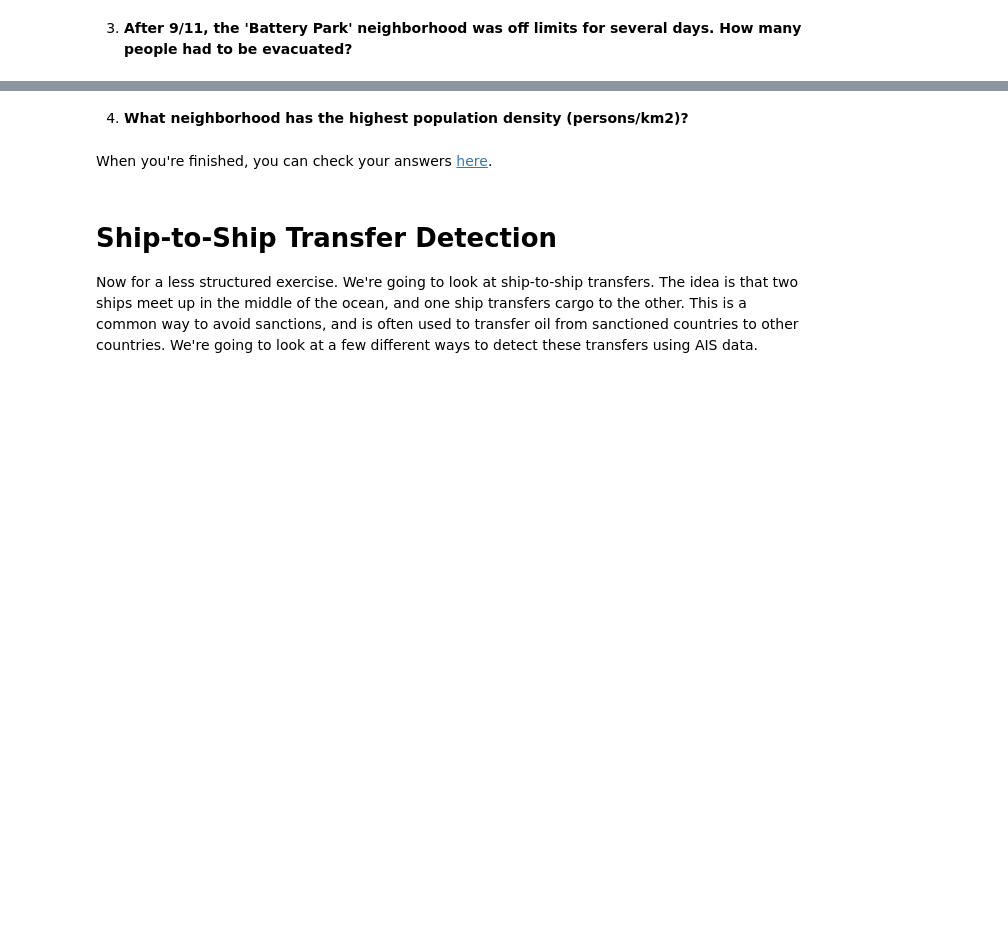
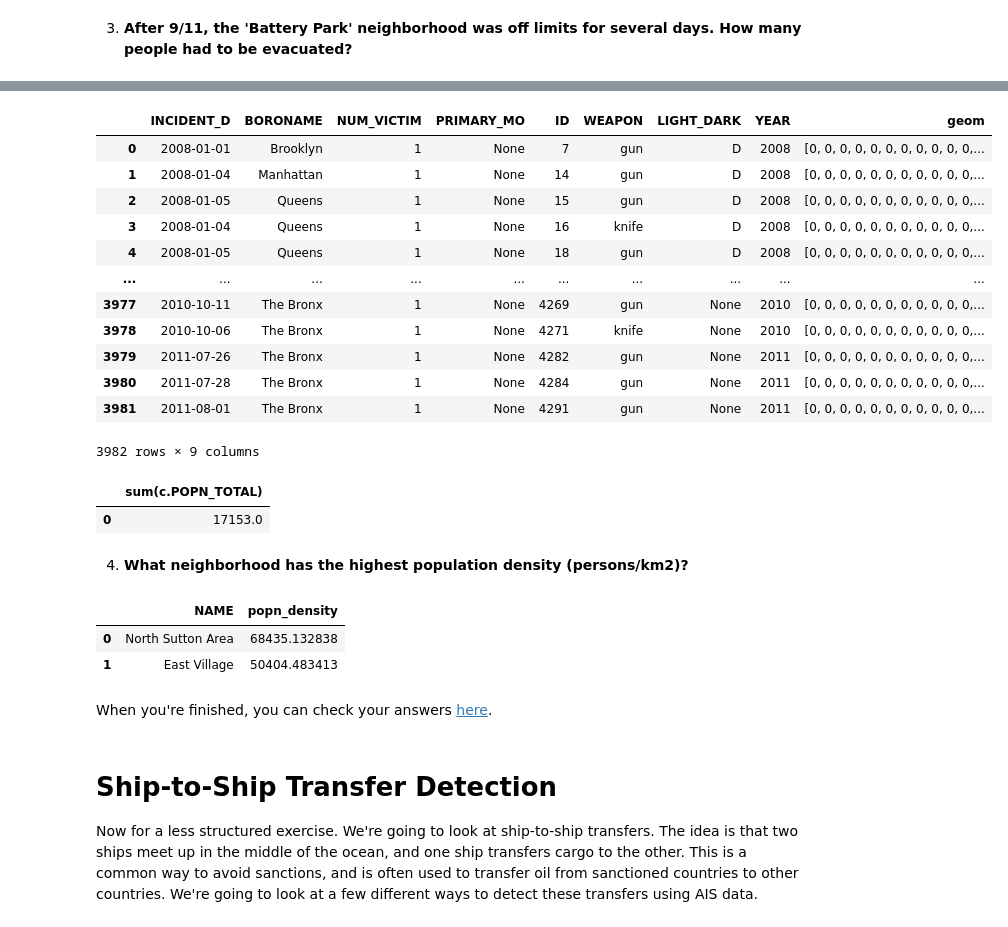
Before and after one commit to Louise0311/CASA0025, a Jupyter notebook: notebooks/W04_postgis2.ipynb, the cells around one changed output, grey strips where cells are left out. Drawn from its saved outputs; the diff is of its cells as text; code cells hidden in the pictures; blank space fills up the shorter version.

```diff
--- a/notebooks/W04_postgis2.ipynb
+++ b/notebooks/W04_postgis2.ipynb
@@ -101,5 +204,60 @@ con.sql("SHOW TABLES;")
+# %%
+con.sql("""
+
+SELECT * FROM nyc_homicides
+
+""").df()
+# %% [output]
+|  | INCIDENT_D | BORONAME | NUM_VICTIM | PRIMARY_MO | ID | WEAPON | LIGHT_DARK | YEAR | geom |
+| 0 | 2008-01-01 | Brooklyn | 1 | None | 7 | gun | D | 2008 | [0, 0, 0, 0, 0, 0, 0, 0, 0, 0, 0,... |
+| 1 | 2008-01-04 | Manhattan | 1 | None | 14 | gun | D | 2008 | [0, 0, 0, 0, 0, 0, 0, 0, 0, 0, 0,... |
+| 2 | 2008-01-05 | Queens | 1 | None | 15 | gun | D | 2008 | [0, 0, 0, 0, 0, 0, 0, 0, 0, 0, 0,... |
+| 3 | 2008-01-04 | Queens | 1 | None | 16 | knife | D | 2008 | [0, 0, 0, 0, 0, 0, 0, 0, 0, 0, 0,... |
+| 4 | 2008-01-05 | Queens | 1 | None | 18 | gun | D | 2008 | [0, 0, 0, 0, 0, 0, 0, 0, 0, 0, 0,... |
+| ... | ... | ... | ... | ... | ... | ... | ... | ... | ... |
+| 3977 | 2010-10-11 | The Bronx | 1 | None | 4269 | gun | None | 2010 | [0, 0, 0, 0, 0, 0, 0, 0, 0, 0, 0,... |
+| 3978 | 2010-10-06 | The Bronx | 1 | None | 4271 | knife | None | 2010 | [0, 0, 0, 0, 0, 0, 0, 0, 0, 0, 0,... |
+| 3979 | 2011-07-26 | The Bronx | 1 | None | 4282 | gun | None | 2011 | [0, 0, 0, 0, 0, 0, 0, 0, 0, 0, 0,... |
+| 3980 | 2011-07-28 | The Bronx | 1 | None | 4284 | gun | None | 2011 | [0, 0, 0, 0, 0, 0, 0, 0, 0, 0, 0,... |
+| 3981 | 2011-08-01 | The Bronx | 1 | None | 4291 | gun | None | 2011 | [0, 0, 0, 0, 0, 0, 0, 0, 0, 0, 0,... |
+3982 rows × 9 columns
+# %%
+con.sql("""
+SELECT
+    SUM(c.POPN_TOTAL)
+FROM
+    nyc_census_blocks AS c
+JOIN
+    nyc_neighborhoods AS n
+    ON ST_Intersects(c.geom, n.geom)
+WHERE
+    n.NAME = 'Battery Park';
+""").df()
+# %% [output]
+|  | sum(c.POPN_TOTAL) |
+| 0 | 17153.0 |
 # %% [markdown]
 4. **What neighborhood has the highest population density (persons/km2)?**
+# %%
+con.sql("""
+SELECT
+    n.NAME,
+    SUM(c.POPN_TOTAL) / (ST_Area(n.geom) / 1000000) AS popn_density
+FROM
+    nyc_neighborhoods AS n
+JOIN
+    nyc_census_blocks AS c
+    ON ST_Intersects(n.geom, c.geom)
+GROUP BY
+    n.NAME, n.geom
+ORDER BY
+    popn_density DESC
+LIMIT 2;
+""").df()
+# %% [output]
+|  | NAME | popn_density |
+| 0 | North Sutton Area | 68435.132838 |
+| 1 | East Village | 50404.483413 |
 # %% [markdown]
 When you're finished, you can check your answers [here](https://postgis.net/workshops/postgis-intro/joins_exercises.html).
 # %% [markdown]
```
Also changed, not shown: parts of 8 cells of this notebook.
